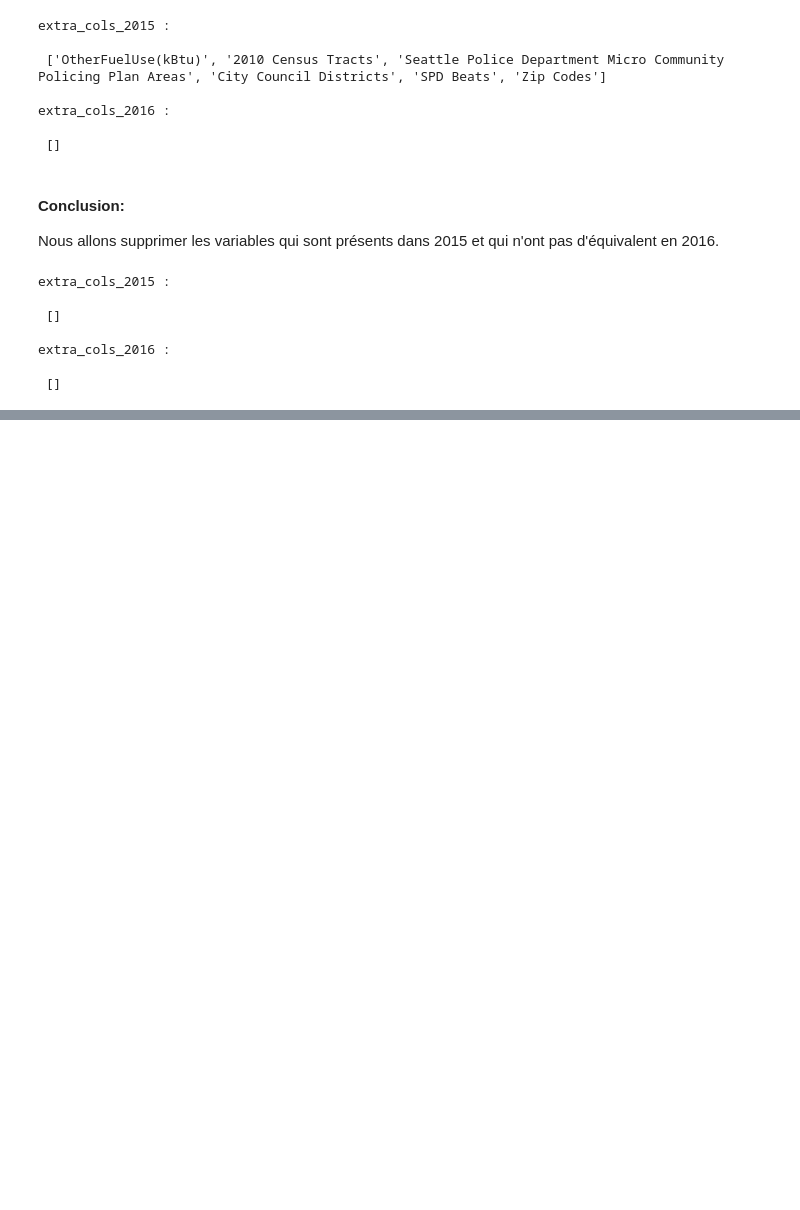
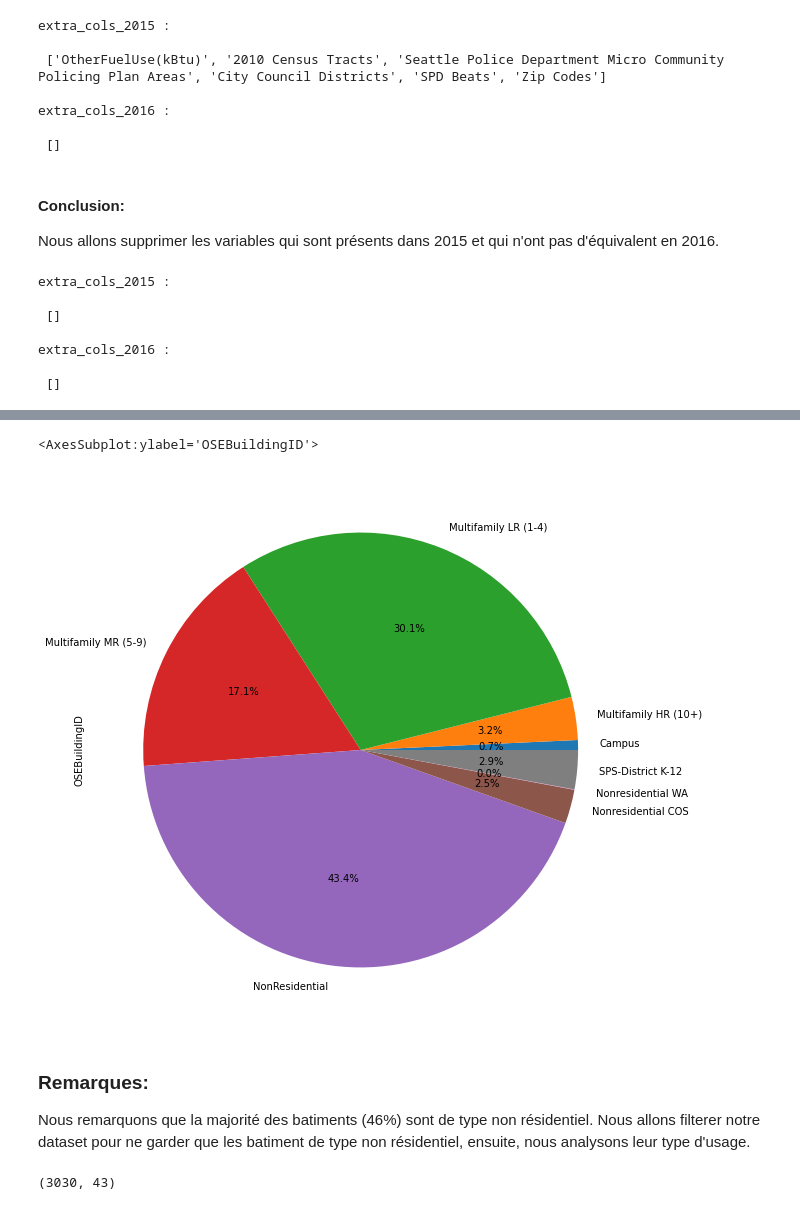
Before and after one commit to Soumaya-kh/seattle-city, a Jupyter notebook: Pélec_01_notebook.ipynb, the cells around one changed output, grey strips where cells are left out. Saved outputs shown, nothing was run; the diff lists cells and outputs as text; code cells hidden in the pictures; blank space fills up the shorter version.

```diff
--- a/Pélec_01_notebook.ipynb
+++ b/Pélec_01_notebook.ipynb
@@ -543,0 +613,6 @@ extra_cols_2016 :
+# %%
+#supprimer les lignes indiquée comme outliers
+clean_data = all_data[all_data['Outlier'].isnull()]
+#supprimer la variable "outlier"
+clean_data  = clean_data.drop(['Outlier'], axis=1)
+clean_data.shape
@@ -543,0 +646,3 @@ extra_cols_2016 :
+# %%
+clean_data  = clean_data.drop(['YearsENERGYSTARCertified'], axis=1)
+clean_data.shape
@@ -543,0 +654,16 @@ extra_cols_2016 :
+# %%
+building_type = clean_data.groupby(by='BuildingType')['OSEBuildingID'].nunique()
+plt.figure(figsize=(12,10))
+building_type.plot.pie(autopct="%1.1f%%")
+# %% [output]
+<AxesSubplot:ylabel='OSEBuildingID'>
+[figure, added]
+# %% [markdown]
+### Remarques:
+Nous remarquons que la majorité des batiments (46%) sont de type non résidentiel. Nous allons filterer notre dataset pour ne garder que les batiment de type non résidentiel, ensuite, nous analysons leur type d'usage.
+# %%
+list=['NonResidential','Nonresidential COS','Nonresidential WA']
+clean_data = clean_data[clean_data['BuildingType'].isin (list)]
+clean_data.shape
+# %% [output]
+(3030, 43)
```
Also changed, not shown: parts of 79 cells of this notebook.
